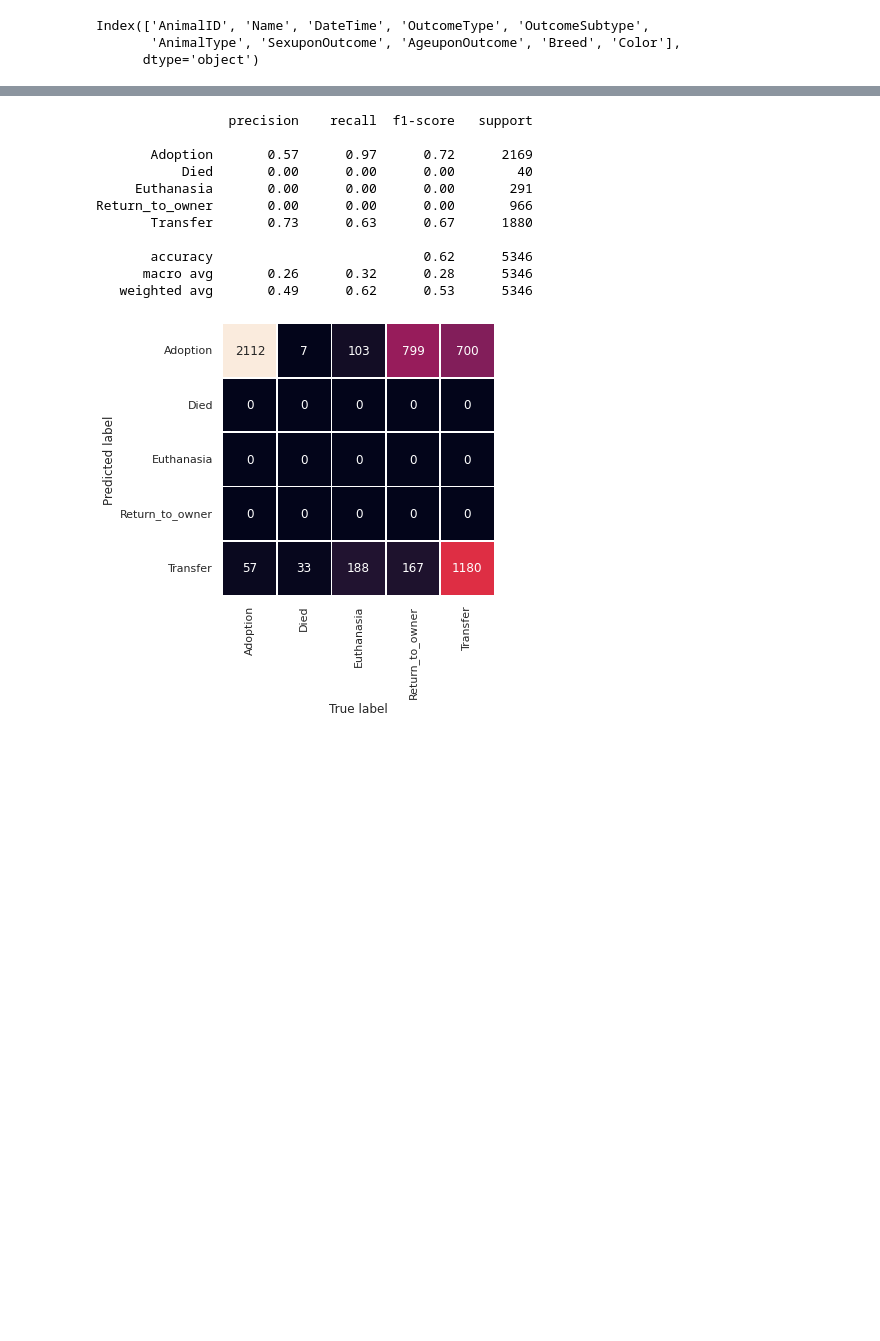
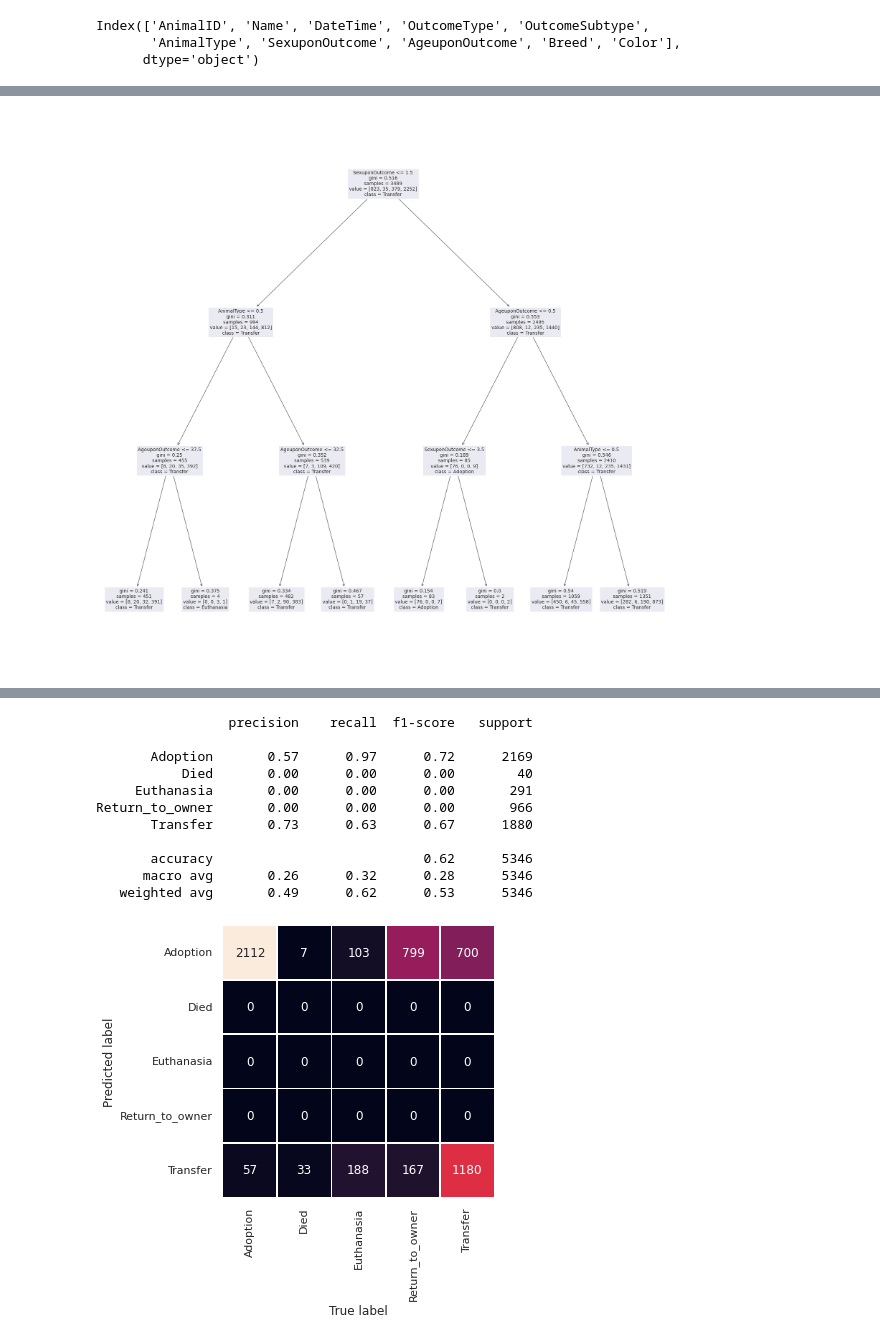
Before and after one commit to zachfreitas/ADS_504_Machine_Learning, a Jupyter notebook: Module_2/assignment_2/Assignment_2.ipynb, the cells around one changed output, grey strips where cells are left out. Cells and saved outputs as stored; diff of their text form; code cells hidden in the pictures; blank space fills up the shorter version.

```diff
--- a/Module_2/assignment_2/Assignment_2.ipynb
+++ b/Module_2/assignment_2/Assignment_2.ipynb
@@ -41,3 +69,20 @@ s_df.columns
 Index(['AnimalID', 'Name', 'DateTime', 'OutcomeType', 'OutcomeSubtype',
        'AnimalType', 'SexuponOutcome', 'AgeuponOutcome', 'Breed', 'Color'],
       dtype='object')
+# %%
+# this line drops any rows with missing data
+cleaned_data = s_df.dropna()
+# here we grab the data we want from pandas
+X_data = cleaned_data[['AnimalType','SexuponOutcome','AgeuponOutcome']]
+y_data = cleaned_data[['OutcomeType']]
+enc = OrdinalEncoder()
+enc.fit(X_data)
+le = preprocessing.LabelEncoder()
+le.fit(y_data)
+data_categorical = pd.DataFrame(enc.transform(X_data),
+columns=list(X_data))
+X=data_categorical
+y=le.transform(y_data)
+
+# Without changing the random state, divide your data into 50% for test and 50% for train
+X_train, X_test, y_train, y_test = train_test_split(X, y, test_size=0.5, random_state=42)
@@ -43,0 +96,6 @@ Index(['AnimalID', 'Name', 'DateTime', 'OutcomeType', 'OutcomeSubtype',
+# %%
+#Apply the model here
+clf =   DecisionTreeClassifier(max_depth=3) #Create your model here
+clf = clf.fit(X_train, y_train)   #Fit on training data
+y_pred = clf.predict(X_test)
+print('accuracy %2.2f ' % accuracy_score(y_test,y_pred))
@@ -44,3 +116,11 @@ Index(['AnimalID', 'Name', 'DateTime', 'OutcomeType', 'OutcomeSubtype',
+# %%
+# Plot the decision tree
+fig,ax = plt.subplots(figsize = (30,30))
+treeplot = tree.plot_tree(clf,
+                          feature_names=['AnimalType','SexuponOutcome','AgeuponOutcome'],
+                          class_names = ['Adoption', 'Died', 'Euthanasia', 'Transfer'],ax=ax)
+# %% [output]
+[figure, added]
 # %%
 # Get Features and corresponding outcomes
 feature_names = ['AnimalType', 'SexuponOutcome', 'AgeuponOutcome', 'Breed', 'Color']
```
Also changed, not shown: parts of 18 cells of this notebook.
